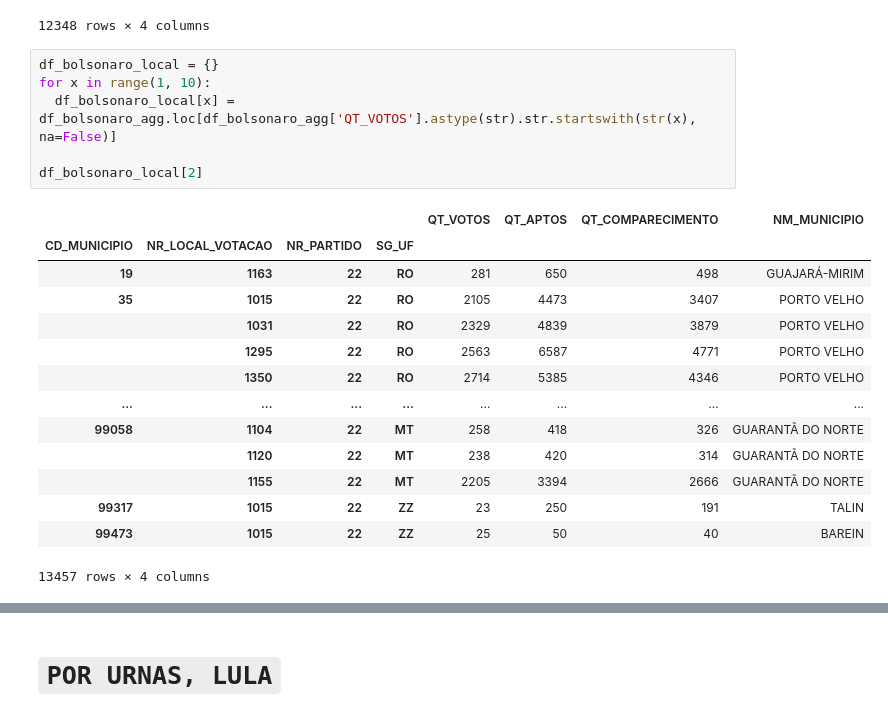
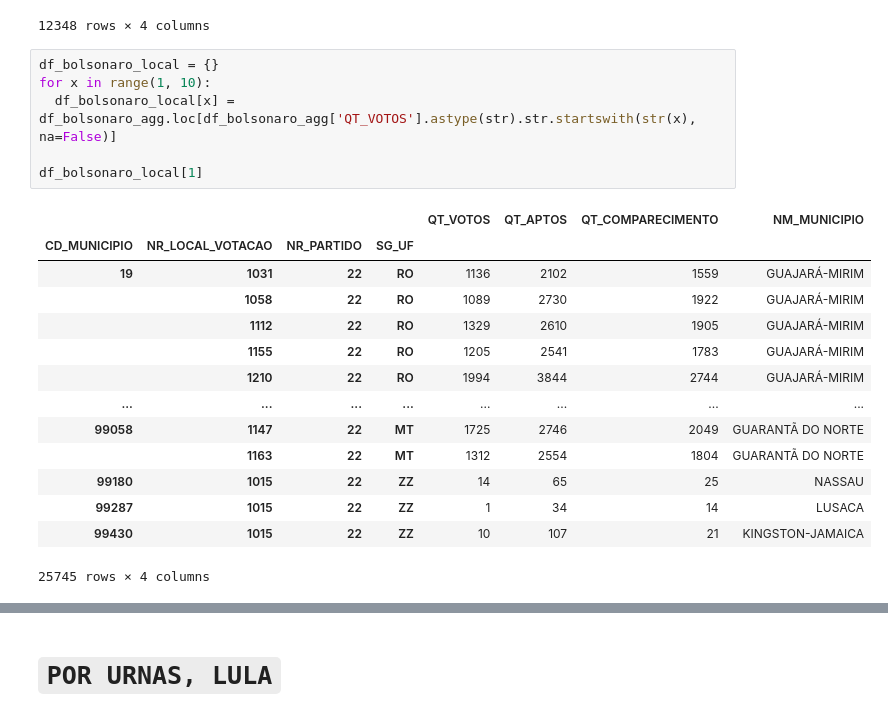
Before and after one commit to arturbernardo/benfords_law_2022, a Jupyter notebook: Benford_Distribution_Por_Local_de_Votação.ipynb, the cells around one changed output, grey strips where cells are left out. Drawn from its saved outputs; the diff is of its cells as text.

```diff
--- a/Benford_Distribution_Por_Local_de_Votação.ipynb
+++ b/Benford_Distribution_Por_Local_de_Votação.ipynb
@@ -156,21 +156,21 @@ df_lula_local[2]
 # %%
 df_bolsonaro_local = {}
 for x in range(1, 10):
   df_bolsonaro_local[x] = df_bolsonaro_agg.loc[df_bolsonaro_agg['QT_VOTOS'].astype(str).str.startswith(str(x), na=False)]
 
-df_bolsonaro_local[2]
+df_bolsonaro_local[1]
 # %% [output]
 |  |  |  |  | QT_VOTOS | QT_APTOS | QT_COMPARECIMENTO | NM_MUNICIPIO |
 | CD_MUNICIPIO | NR_LOCAL_VOTACAO | NR_PARTIDO | SG_UF |  |  |  |  |
-| 19 | 1163 | 22 | RO | 281 | 650 | 498 | GUAJARÁ-MIRIM |
-| 35 | 1015 | 22 | RO | 2105 | 4473 | 3407 | PORTO VELHO |
-|  | 1031 | 22 | RO | 2329 | 4839 | 3879 | PORTO VELHO |
-|  | 1295 | 22 | RO | 2563 | 6587 | 4771 | PORTO VELHO |
-|  | 1350 | 22 | RO | 2714 | 5385 | 4346 | PORTO VELHO |
+| 19 | 1031 | 22 | RO | 1136 | 2102 | 1559 | GUAJARÁ-MIRIM |
+|  | 1058 | 22 | RO | 1089 | 2730 | 1922 | GUAJARÁ-MIRIM |
+|  | 1112 | 22 | RO | 1329 | 2610 | 1905 | GUAJARÁ-MIRIM |
+|  | 1155 | 22 | RO | 1205 | 2541 | 1783 | GUAJARÁ-MIRIM |
+|  | 1210 | 22 | RO | 1994 | 3844 | 2744 | GUAJARÁ-MIRIM |
 | ... | ... | ... | ... | ... | ... | ... | ... |
-| 99058 | 1104 | 22 | MT | 258 | 418 | 326 | GUARANTÃ DO NORTE |
-|  | 1120 | 22 | MT | 238 | 420 | 314 | GUARANTÃ DO NORTE |
-|  | 1155 | 22 | MT | 2205 | 3394 | 2666 | GUARANTÃ DO NORTE |
-| 99317 | 1015 | 22 | ZZ | 23 | 250 | 191 | TALIN |
-| 99473 | 1015 | 22 | ZZ | 25 | 50 | 40 | BAREIN |
+| 99058 | 1147 | 22 | MT | 1725 | 2746 | 2049 | GUARANTÃ DO NORTE |
+|  | 1163 | 22 | MT | 1312 | 2554 | 1804 | GUARANTÃ DO NORTE |
+| 99180 | 1015 | 22 | ZZ | 14 | 65 | 25 | NASSAU |
+| 99287 | 1015 | 22 | ZZ | 1 | 34 | 14 | LUSACA |
+| 99430 | 1015 | 22 | ZZ | 10 | 107 | 21 | KINGSTON-JAMAICA |
-13457 rows × 4 columns
+25745 rows × 4 columns
```
Also changed, not shown: parts of 9 cells of this notebook.
